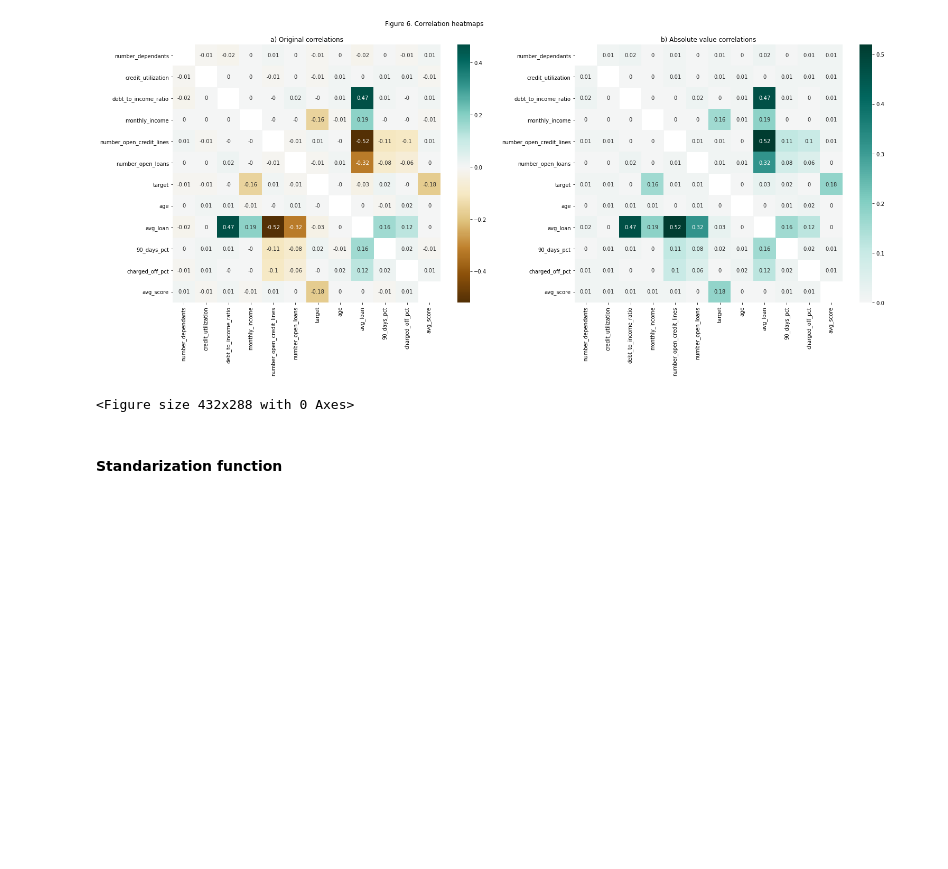
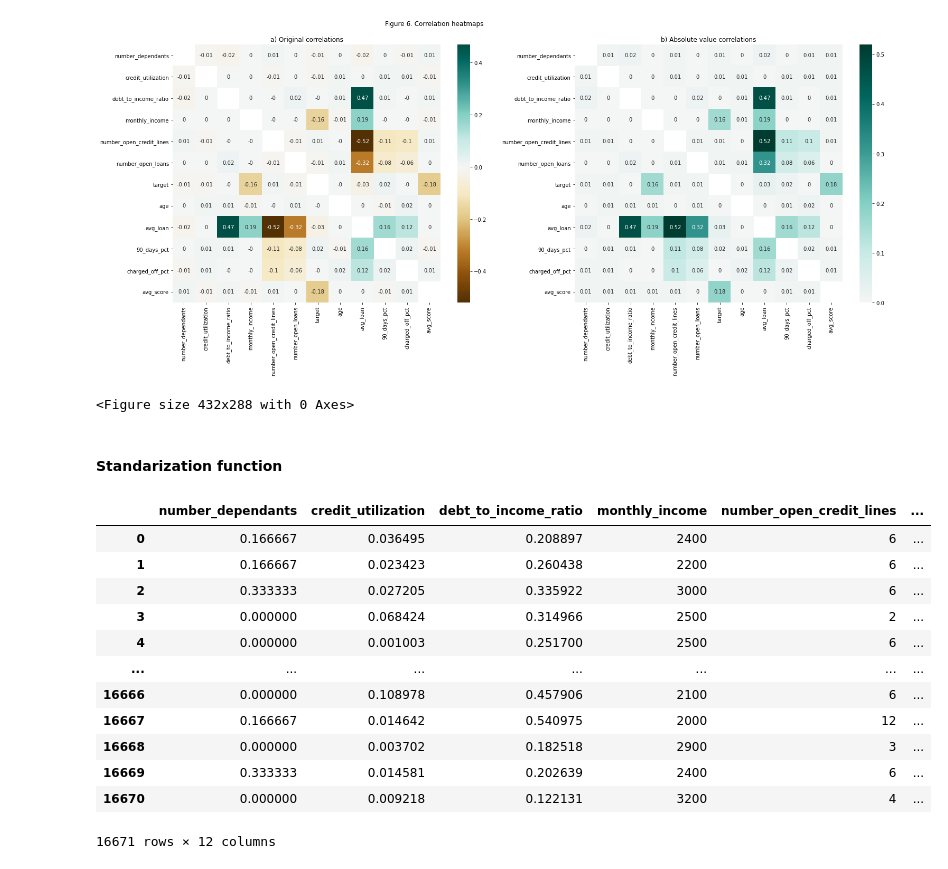
Before and after one commit to kevinmiguel97/Credit-default-model, a Jupyter notebook: Credit_default_model.ipynb, the cells around one changed output. Saved outputs shown, nothing was run; the diff lists cells and outputs as text; code cells hidden in the pictures; blank space fills up the shorter version.

Commit message:
Minmax scaler code

```diff
--- a/Credit_default_model.ipynb
+++ b/Credit_default_model.ipynb
@@ -676,3 +676,28 @@ def standarize(data, y_col = 'target'):
 
 
     return df
+# %%
+X = df_train_new
+features = ['number_dependants', 'age']
+scaler = MinMaxScaler()
+scaler.fit(X[features])
+scalers = pd.DataFrame(scaler.transform(X[features]))
+scalers.columns = features
+
+X[features] = scalers
+
+X
+# %% [output]
+|  | number_dependants | credit_utilization | debt_to_income_ratio | monthly_income | number_open_credit_lines | ... |
+| 0 | 0.166667 | 0.036495 | 0.208897 | 2400 | 6 | ... |
+| 1 | 0.166667 | 0.023423 | 0.260438 | 2200 | 6 | ... |
+| 2 | 0.333333 | 0.027205 | 0.335922 | 3000 | 6 | ... |
+| 3 | 0.000000 | 0.068424 | 0.314966 | 2500 | 2 | ... |
+| 4 | 0.000000 | 0.001003 | 0.251700 | 2500 | 6 | ... |
+| ... | ... | ... | ... | ... | ... | ... |
+| 16666 | 0.000000 | 0.108978 | 0.457906 | 2100 | 6 | ... |
+| 16667 | 0.166667 | 0.014642 | 0.540975 | 2000 | 12 | ... |
+| 16668 | 0.000000 | 0.003702 | 0.182518 | 2900 | 3 | ... |
+| 16669 | 0.333333 | 0.014581 | 0.202639 | 2400 | 6 | ... |
+| 16670 | 0.000000 | 0.009218 | 0.122131 | 3200 | 4 | ... |
+16671 rows × 12 columns
```
Also changed, not shown: parts of 2 cells of this notebook.
